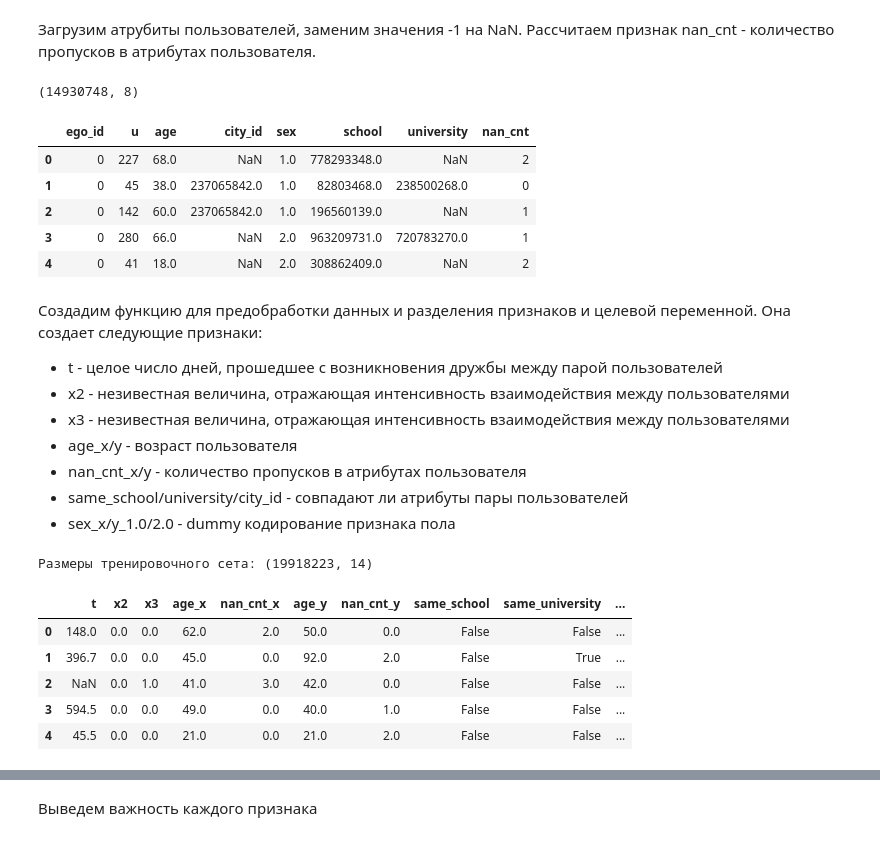
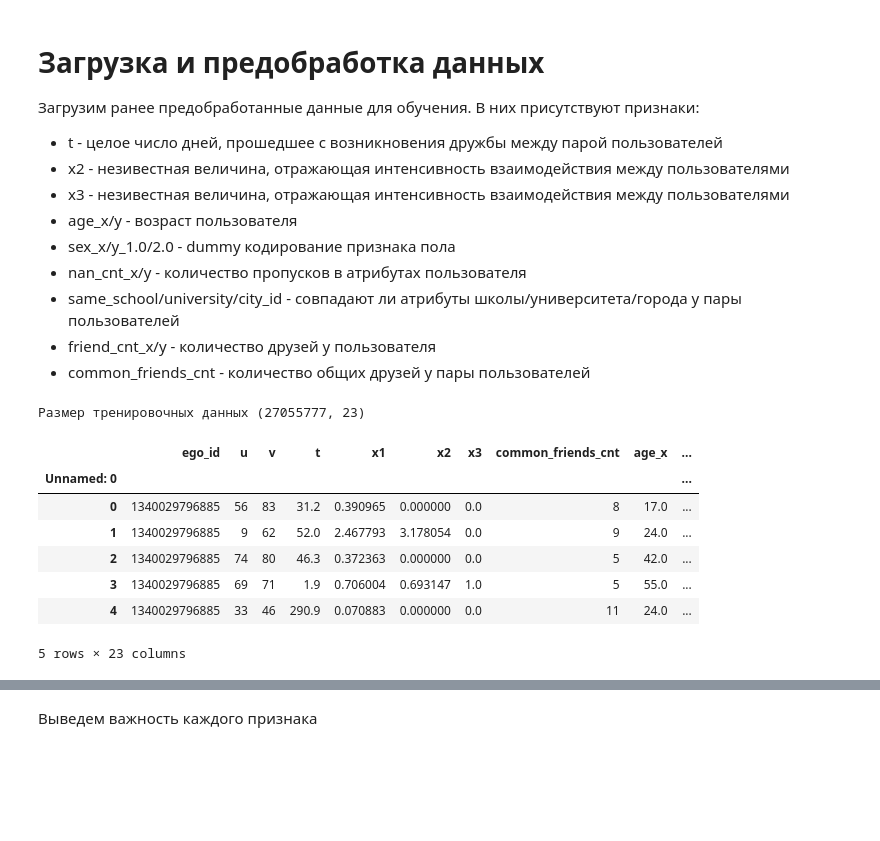
Before and after one commit to c-nemo/Edge-Prediction-on-Social-Network-Graph, a Jupyter notebook: solution.ipynb, the cells around one changed output, grey strips where cells are left out. Drawn from its saved outputs; the diff is of its cells as text; code cells hidden in the pictures; blank space fills up the shorter version.

```diff
--- a/solution.ipynb
+++ b/solution.ipynb
@@ -39,29 +12,14 @@ Train shape after:  (19918223, 7)
-# %% [markdown]
-Загрузим атрубиты пользователей, заменим значения -1 на NaN. Рассчитаем признак nan_cnt - количество пропусков в атрибутах пользователя.
-# %%
-attr = pd.read_csv(ATTR_PATH)
-# Replace -1 with nan
-attr = attr.replace(-1, np.nan)
-# Add nan cnt feature
-attr['nan_cnt'] = attr.isna().sum(axis=1)
-print(attr.shape)
-attr.head()
-# %% [output]
-(14930748, 8)
-|  | ego_id | u | age | city_id | sex | school | university | nan_cnt |
-| 0 | 0 | 227 | 68.0 | NaN | 1.0 | 778293348.0 | NaN | 2 |
-| 1 | 0 | 45 | 38.0 | 237065842.0 | 1.0 | 82803468.0 | 238500268.0 | 0 |
-| 2 | 0 | 142 | 60.0 | 237065842.0 | 1.0 | 196560139.0 | NaN | 1 |
-| 3 | 0 | 280 | 66.0 | NaN | 2.0 | 963209731.0 | 720783270.0 | 1 |
-| 4 | 0 | 41 | 18.0 | NaN | 2.0 | 308862409.0 | NaN | 2 |
 # %% [markdown]
-Создадим функцию для предобработки данных и разделения признаков и целевой переменной.
-Она создает следующие признаки:
+# Загрузка и предобработка данных
+
+Загрузим ранее предобработанные данные для обучения. В них присутствуют признаки:
 
 - t - целое число дней, прошедшее с возникновения дружбы между парой пользователей
 - x2 - незивестная величина, отражающая интенсивность взаимодействия между пользователями
 - x3 - незивестная величина, отражающая интенсивность взаимодействия между пользователями
 - age_x/y - возраст пользователя
+- sex_x/y_1.0/2.0 - dummy кодирование признака пола
 - nan_cnt_x/y - количество пропусков в атрибутах пользователя
-- same_school/university/city_id - совпадают ли атрибуты пары пользователей
-- sex_x/y_1.0/2.0 - dummy кодирование признака пола
+- same_school/university/city_id - совпадают ли атрибуты школы/университета/города у пары пользователей
+- friend_cnt_x/y - количество друзей у пользователя
+- common_friends_cnt - количество общих друзей у пары пользователей
@@ -104,12 +26,14 @@ def generate_features(data: pd.DataFrame) -> Tuple[pd.DataFrame, pd.Series]:
-# %%
-model_train_data_x, model_train_data_y = generate_features(train)
-print('Размеры тренировочного сета:', model_train_data_x.shape)
-model_train_data_x.head()
-# %% [output]
-Размеры тренировочного сета: (19918223, 14)
-|  | t | x2 | x3 | age_x | nan_cnt_x | age_y | nan_cnt_y | same_school | same_university | ... |
-| 0 | 148.0 | 0.0 | 0.0 | 62.0 | 2.0 | 50.0 | 0.0 | False | False | ... |
-| 1 | 396.7 | 0.0 | 0.0 | 45.0 | 0.0 | 92.0 | 2.0 | False | True | ... |
-| 2 | NaN | 0.0 | 1.0 | 41.0 | 3.0 | 42.0 | 0.0 | False | False | ... |
-| 3 | 594.5 | 0.0 | 0.0 | 49.0 | 0.0 | 40.0 | 1.0 | False | False | ... |
-| 4 | 45.5 | 0.0 | 0.0 | 21.0 | 0.0 | 21.0 | 2.0 | False | False | ... |
+# %%
+train_data = pd.read_csv('/kaggle/input/vkgraphfulldata/train_part2.csv', index_col=0)
+print('Размер тренировочных данных', train_data.shape)
+train_data.head()
+# %% [output]
+Размер тренировочных данных (27055777, 23)
+|  | ego_id | u | v | t | x1 | x2 | x3 | common_friends_cnt | age_x | ... |
+| Unnamed: 0 |  |  |  |  |  |  |  |  |  | ... |
+| 0 | 1340029796885 | 56 | 83 | 31.2 | 0.390965 | 0.000000 | 0.0 | 8 | 17.0 | ... |
+| 1 | 1340029796885 | 9 | 62 | 52.0 | 2.467793 | 3.178054 | 0.0 | 9 | 24.0 | ... |
+| 2 | 1340029796885 | 74 | 80 | 46.3 | 0.372363 | 0.000000 | 0.0 | 5 | 42.0 | ... |
+| 3 | 1340029796885 | 69 | 71 | 1.9 | 0.706004 | 0.693147 | 1.0 | 5 | 55.0 | ... |
+| 4 | 1340029796885 | 33 | 46 | 290.9 | 0.070883 | 0.000000 | 0.0 | 11 | 24.0 | ... |
+5 rows × 23 columns
```
Also changed, not shown: parts of 27 cells of this notebook, 1 other file.
